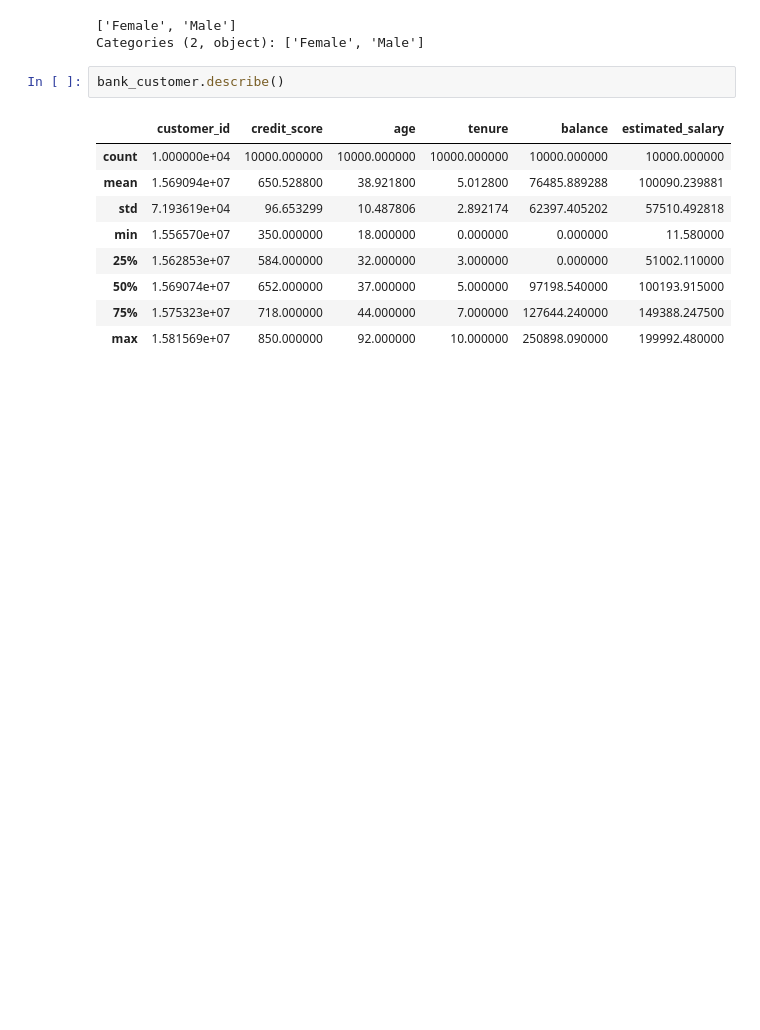
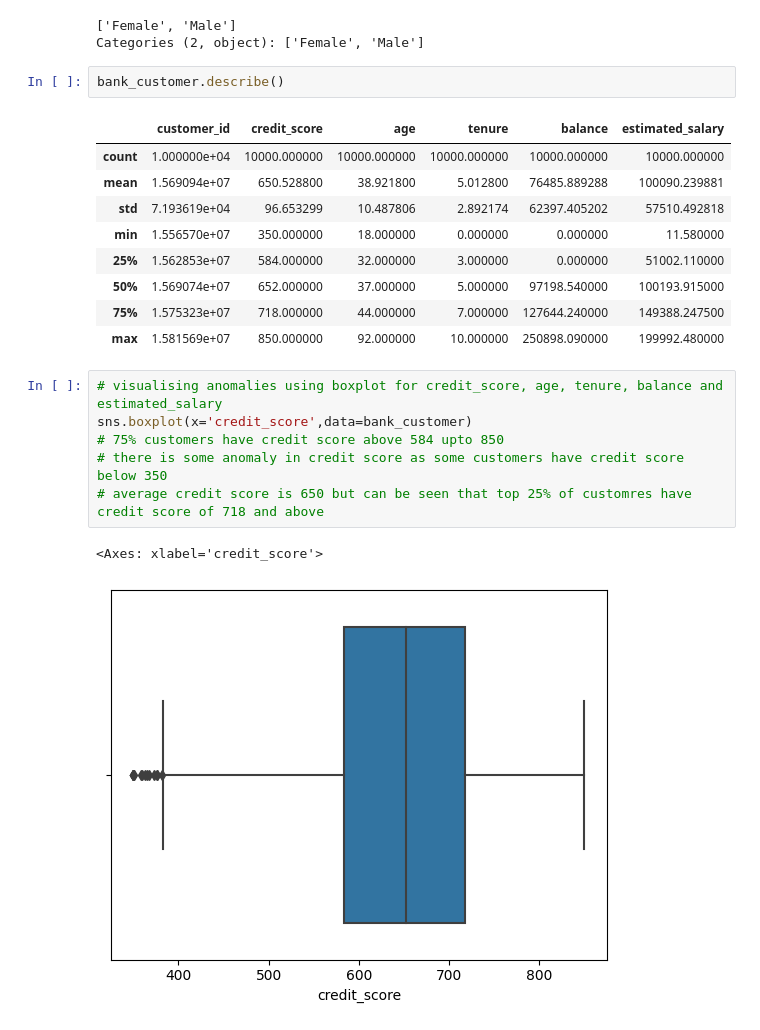
Before and after one commit to Shweta-singh-davv/python-data-science, a Jupyter notebook: bank_customer_churn.ipynb, the cells around one changed output. Drawn from its saved outputs; the diff is of its cells as text; blank space fills up the shorter version.

```diff
--- a/bank_customer_churn.ipynb
+++ b/bank_customer_churn.ipynb
@@ -101,3 +101,12 @@ bank_customer.describe()
 | 50% | 1.569074e+07 | 652.000000 | 37.000000 | 5.000000 | 97198.540000 | 100193.915000 |
 | 75% | 1.575323e+07 | 718.000000 | 44.000000 | 7.000000 | 127644.240000 | 149388.247500 |
 | max | 1.581569e+07 | 850.000000 | 92.000000 | 10.000000 | 250898.090000 | 199992.480000 |
+# %%
+# visualising anomalies using boxplot for credit_score, age, tenure, balance and estimated_salary
+sns.boxplot(x='credit_score',data=bank_customer)
+# 75% customers have credit score above 584 upto 850
+# there is some anomaly in credit score as some customers have credit score below 350
+# average credit score is 650 but can be seen that top 25% of customres have credit score of 718 and above
+# %% [output]
+<Axes: xlabel='credit_score'>
+[figure, added]
```
Also changed, not shown: parts of 7 cells of this notebook.
